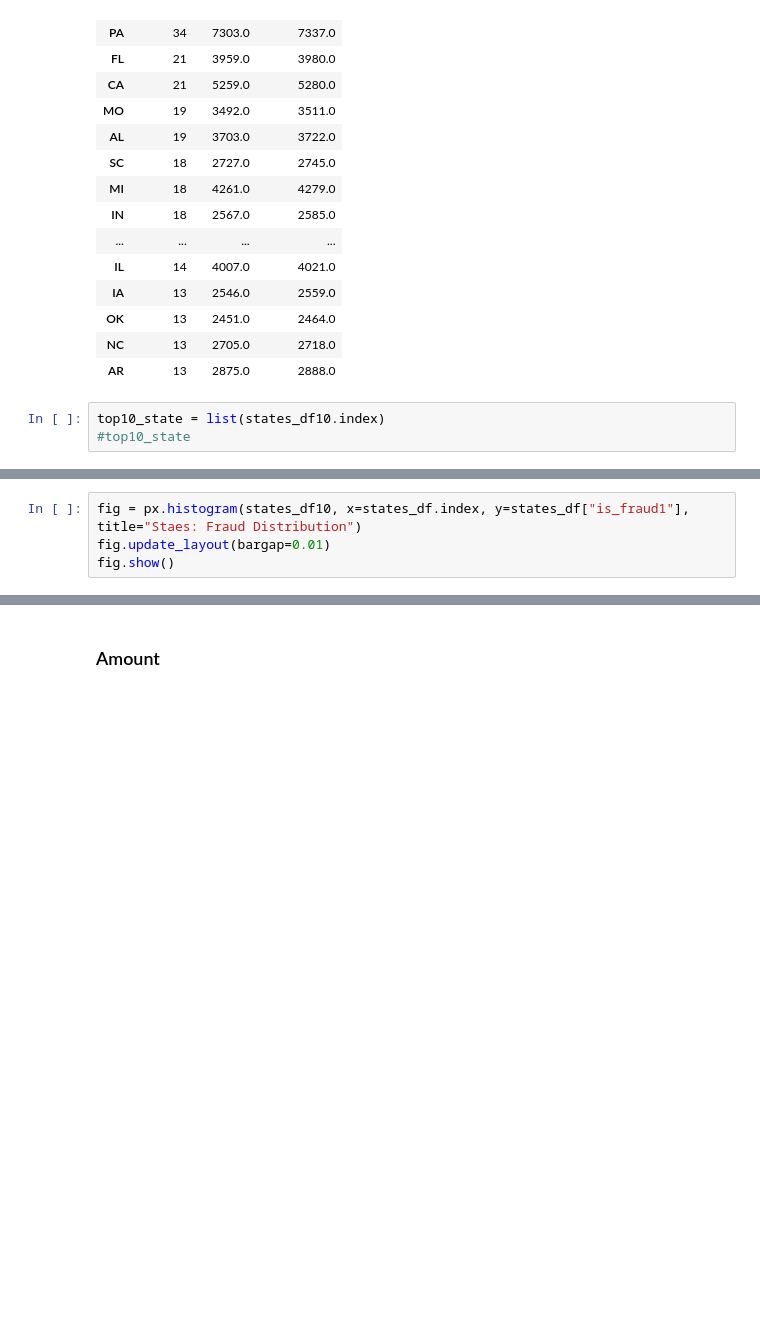
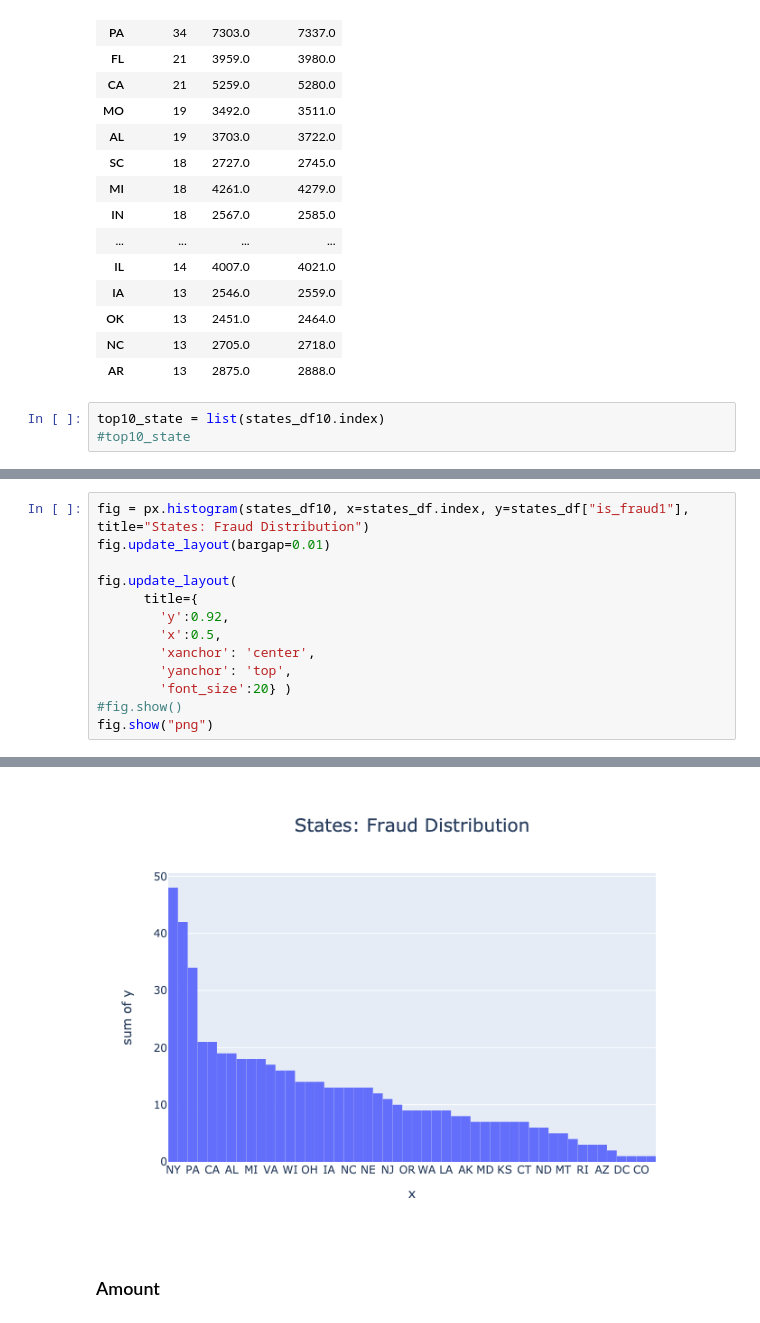
Before and after one commit to daraneeS/CLASSIFICATION_Imbalanced_Data, a Jupyter notebook: CreditCard_Fraud.ipynb, the cells around one changed output, grey strips where cells are left out. Saved outputs shown, nothing was run; the diff lists cells and outputs as text; blank space fills up the shorter version.

```diff
--- a/CreditCard_Fraud.ipynb
+++ b/CreditCard_Fraud.ipynb
@@ -256,5 +275,14 @@ fig.show()
 # %%
-fig = px.histogram(states_df10, x=states_df.index, y=states_df["is_fraud1"], title="Staes: Fraud Distribution")
+fig = px.histogram(states_df10, x=states_df.index, y=states_df["is_fraud1"], title="States: Fraud Distribution")
 fig.update_layout(bargap=0.01)
-fig.show()
+
+fig.update_layout(
+      title={
+        'y':0.92,
+        'x':0.5,
+        'xanchor': 'center',
+        'yanchor': 'top',
+        'font_size':20} )
+#fig.show()
+fig.show("png")
 # %% [output]
@@ -262,3 +289,4 @@ fig.show()
+[figure, added]
 # %% [markdown]
 ### Amount
 # %%
```
Also changed, not shown: parts of 19 cells of this notebook, 21 other files.
